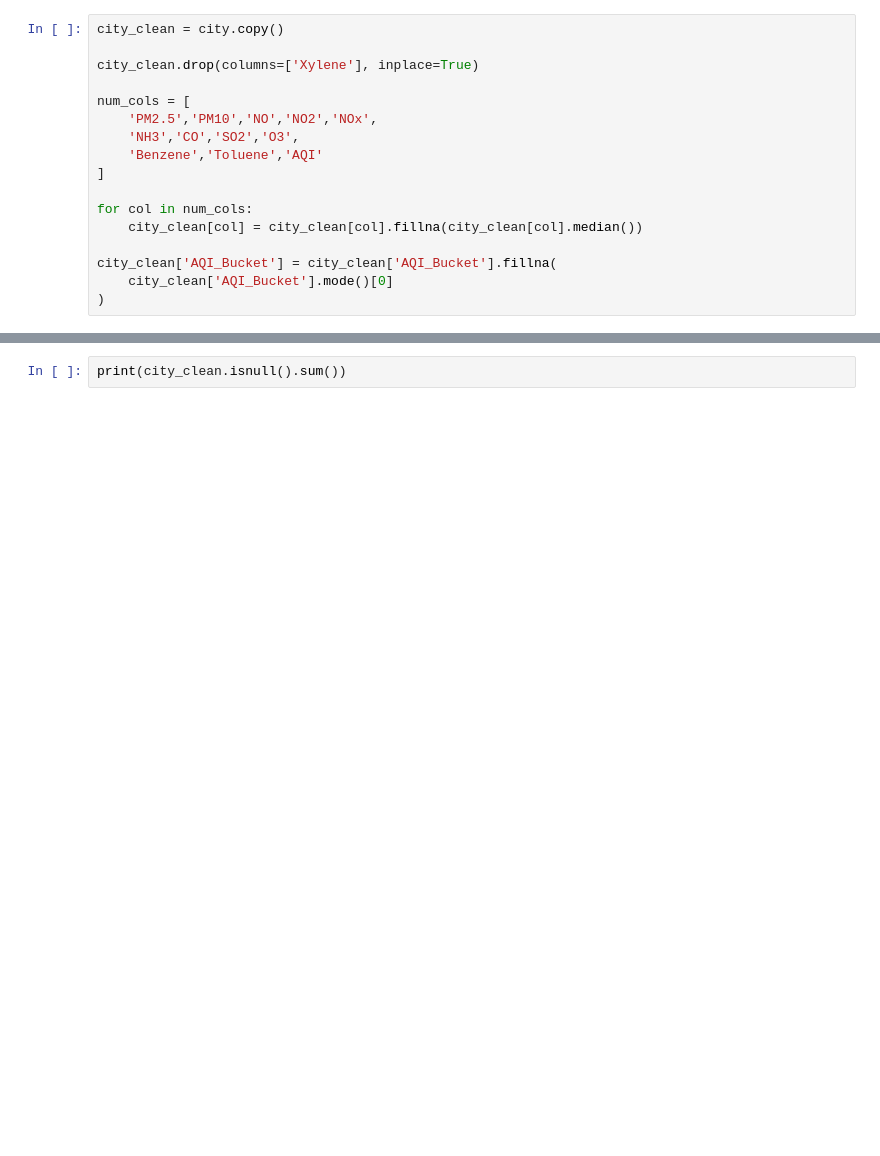
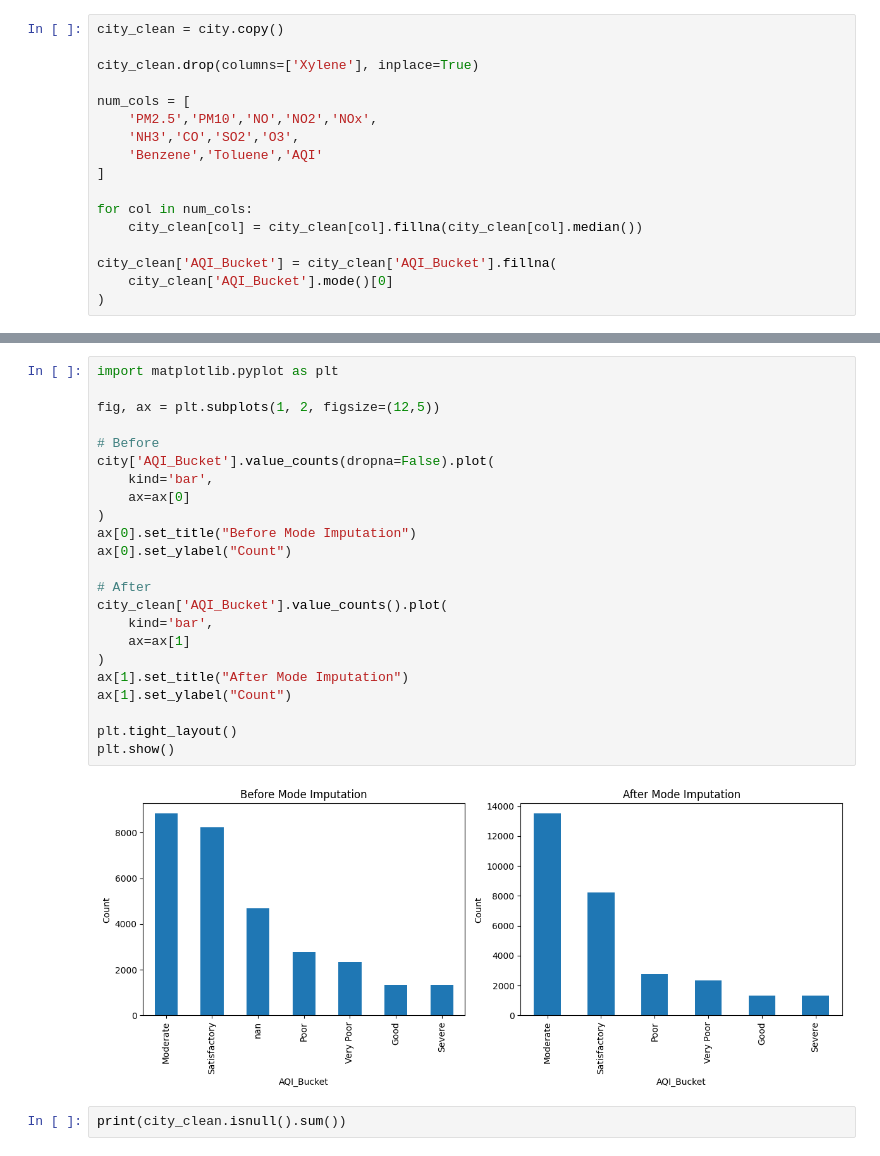
Before and after one commit to Sharan-Melinda-Wisdom/ML-LAB, a Jupyter notebook: 2547152_Lab1 & Lab2.ipynb, the cells around one changed output, grey strips where cells are left out. Cells and saved outputs as stored; diff of their text form; blank space fills up the shorter version.

```diff
--- a/2547152_Lab1 & Lab2.ipynb
+++ b/2547152_Lab1 & Lab2.ipynb
@@ -166,3 +172,28 @@ city_clean['AQI_Bucket'] = city_clean['AQI_Bucket'].fillna(
+# %%
+import matplotlib.pyplot as plt
+
+fig, ax = plt.subplots(1, 2, figsize=(12,5))
+
+# Before
+city['AQI_Bucket'].value_counts(dropna=False).plot(
+    kind='bar',
+    ax=ax[0]
+)
+ax[0].set_title("Before Mode Imputation")
+ax[0].set_ylabel("Count")
+
+# After
+city_clean['AQI_Bucket'].value_counts().plot(
+    kind='bar',
+    ax=ax[1]
+)
+ax[1].set_title("After Mode Imputation")
+ax[1].set_ylabel("Count")
+
+plt.tight_layout()
+plt.show()
+# %% [output]
+[figure, added]
 # %%
 print(city_clean.isnull().sum())
 # %% [output]
```
Also changed, not shown: parts of 6 cells of this notebook.
